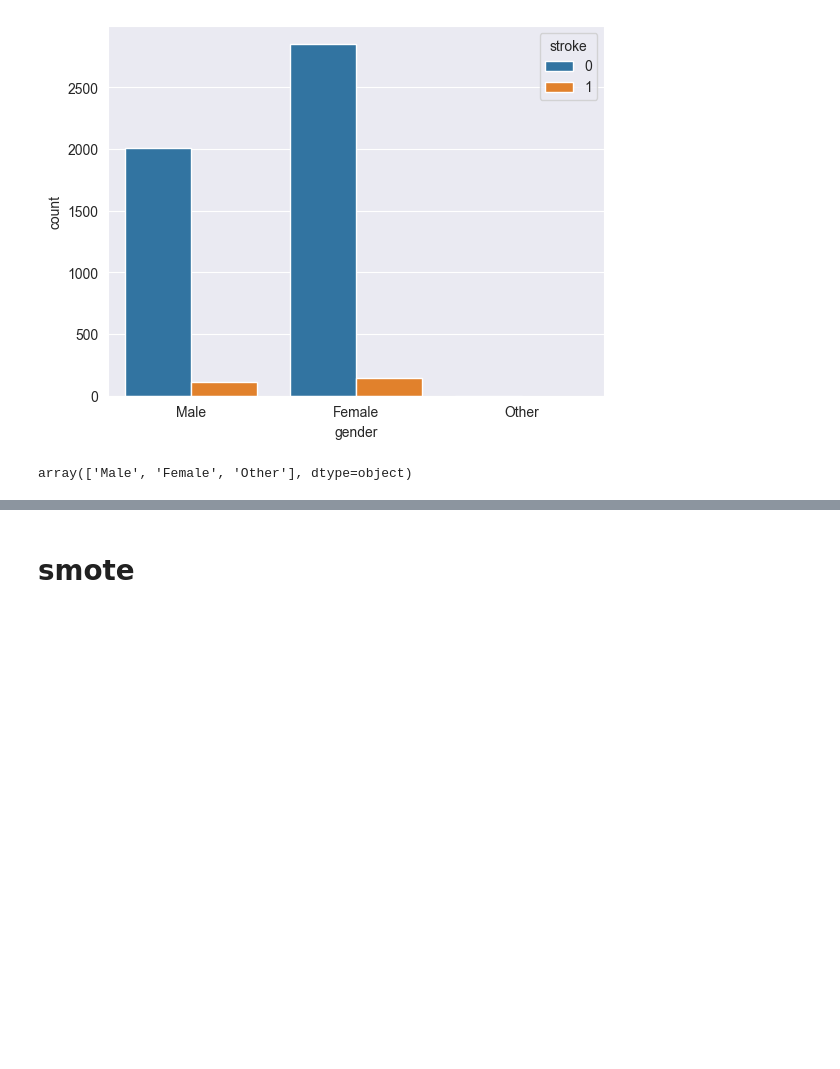
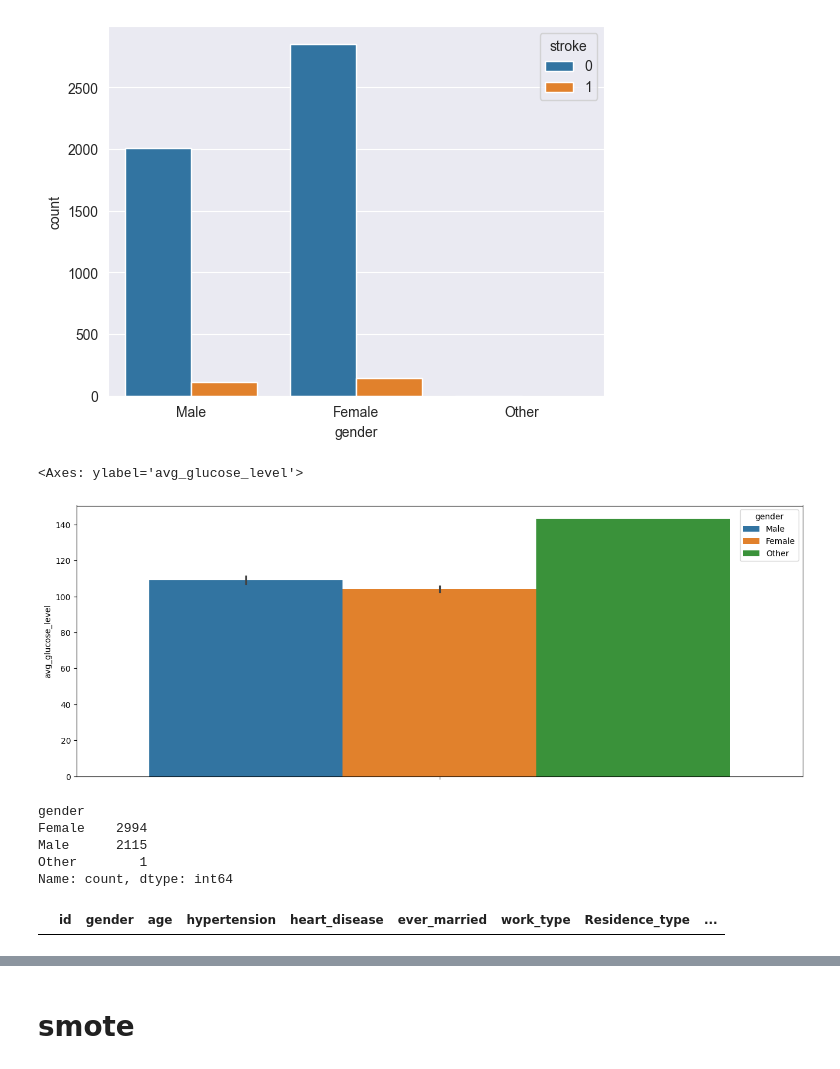
Before and after one commit to arpanchakraborty23/Health-strock-prediction, a Jupyter notebook: expriment/EDA.ipynb, the cells around one changed output, grey strips where cells are left out. Saved outputs shown, nothing was run; the diff lists cells and outputs as text; code cells hidden in the pictures; blank space fills up the shorter version.

```diff
--- a/expriment/EDA.ipynb
+++ b/expriment/EDA.ipynb
@@ -241,7 +244,17 @@ sns.countplot(x=df['gender'],hue=df['stroke'])
 # %% [output]
 <Axes: xlabel='gender', ylabel='count'>
 [figure]
+# %%
+plt.figure(figsize=(16,6))
+sns.barplot(y=df['avg_glucose_level'],hue=df['gender'])
+# %% [output]
+<Axes: ylabel='avg_glucose_level'>
+[figure, added]
 # %%
-df['gender'].unique()
+df['gender'].value_counts()
 # %% [output]
-array(['Male', 'Female', 'Other'], dtype=object)
+gender
+Female    2994
+Male      2115
+Other        1
+Name: count, dtype: int64
@@ -250,0 +261,4 @@ df['gender']=df['gender'].map(gen_map_cols)
+# %%
+df[df['gender']=='others']
+# %% [output]
+|  | id | gender | age | hypertension | heart_disease | ever_married | work_type | Residence_type | ... |
```
Also changed, not shown: parts of 104 cells of this notebook, 20 other files.
